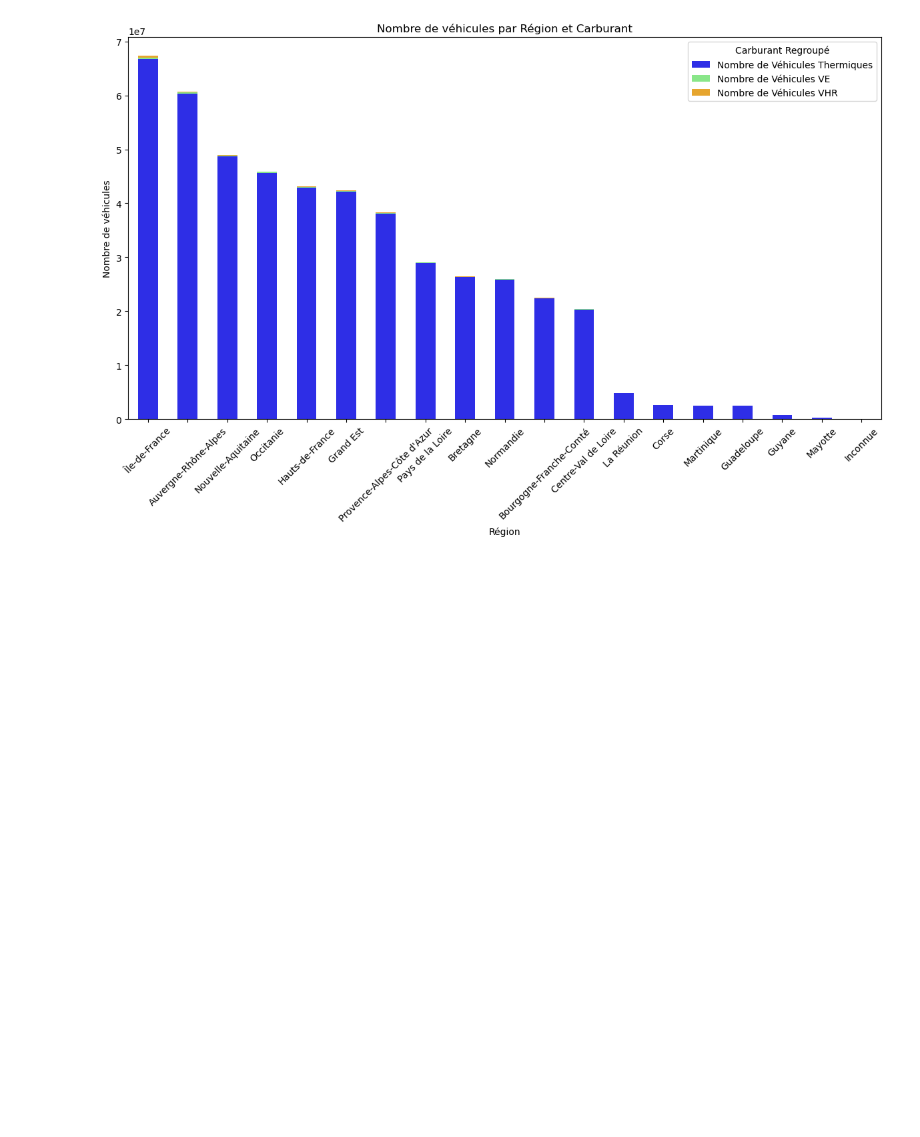
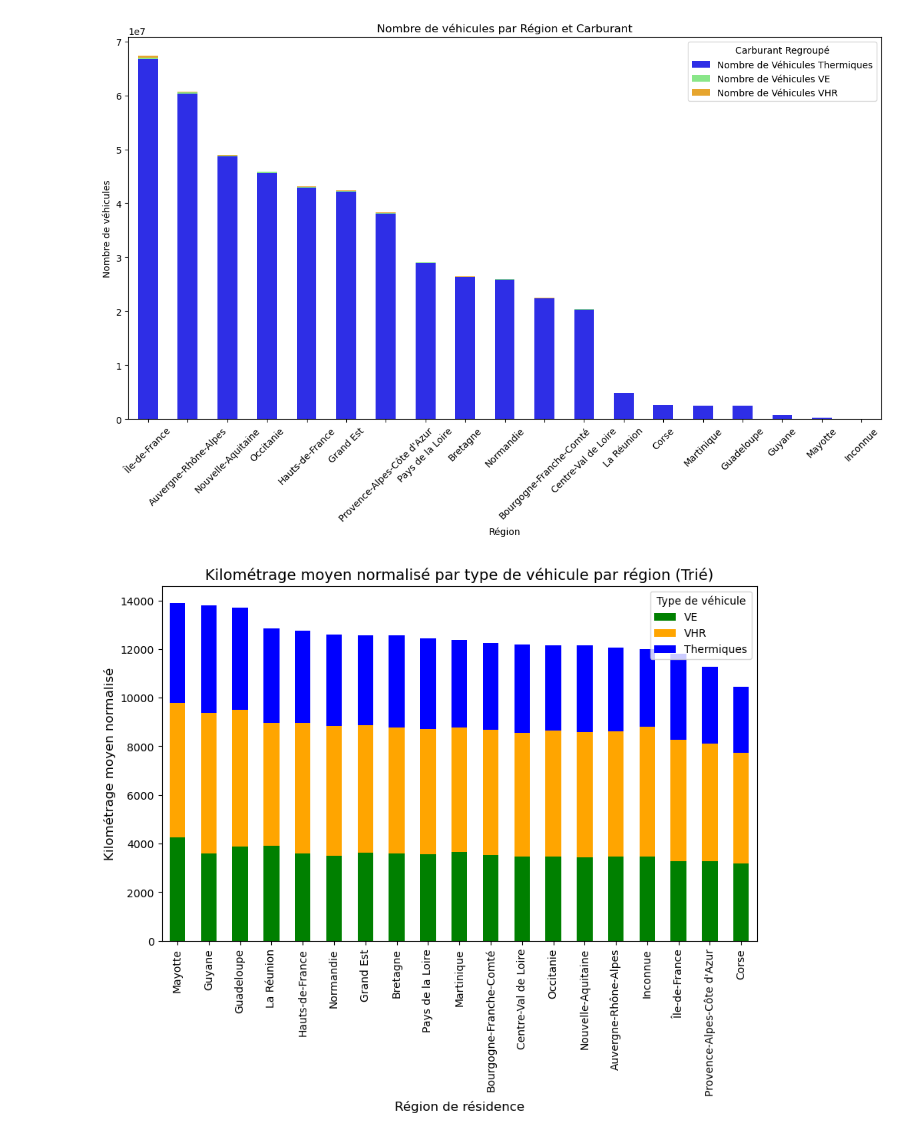
Before and after one commit to HugoMorand/Statapp, a Jupyter notebook: StatDes/plot.ipynb, the cells around one changed output. Cells and saved outputs as stored; diff of their text form; code cells hidden in the pictures; blank space fills up the shorter version.

```diff
--- a/StatDes/plot.ipynb
+++ b/StatDes/plot.ipynb
@@ -762,3 +777,51 @@ plt.tight_layout()
 plt.show()
 # %% [output]
 [figure]
+# %%
+import matplotlib.pyplot as plt
+
+# 1. Calcul du kilométrage moyen total par région
+kilometrage_moyen_total = df_final.groupby('Région de résidence').apply(
+    lambda x: (x['Kilométrage'] * x['Nombre de véhicules']).sum() / x['Nombre de véhicules'].sum()
+)
+
+# 2. Calcul du kilométrage moyen par région et type de véhicule
+kilometrage_moyen_par_vehicule = df_final.groupby(['Région de résidence', 'Type de véhicule']).apply(
+    lambda x: (x['Kilométrage'] * x['Nombre de véhicules']).sum() / x['Nombre de véhicules'].sum()
+).unstack()
+
+# 3. Normaliser les valeurs : pour chaque région, ajuster la somme des segments à la moyenne totale
+for region in kilometrage_moyen_par_vehicule.index:
+    total_region = kilometrage_moyen_total[region]  # Moyenne totale pour cette région
+    region_data = kilometrage_moyen_par_vehicule.loc[region]
+    normalized_data = (region_data / region_data.sum()) * total_region
+    kilometrage_moyen_par_vehicule.loc[region] = normalized_data
+
+# 4. Trier les régions par leur moyenne totale (en ordre décroissant, par exemple)
+sorted_regions = kilometrage_moyen_total.sort_values(ascending=False).index
+
+# Réorganiser les données de kilometrage_moyen_par_vehicule pour suivre l'ordre trié des régions
+kilometrage_moyen_par_vehicule_sorted = kilometrage_moyen_par_vehicule.loc[sorted_regions]
+
+# 5. Spécifier les couleurs dynamiquement en fonction de l'ordre des types de véhicules
+# L'ordre des colonnes peut être dans un autre ordre, donc je définis l'ordre manuellement ici.
+column_order = ['VE', 'VHR', 'Thermiques']  # L'ordre que tu veux pour les couleurs
+
+# Réorganiser les colonnes dans le bon ordre
+kilometrage_moyen_par_vehicule_sorted = kilometrage_moyen_par_vehicule_sorted[column_order]
+
+# Spécifier les couleurs pour chaque type de véhicule
+colors = ['green', 'orange', 'blue']  # VE (vert), VHR (orange), Thermiques (bleu)
+
+# 6. Création de l'histogramme empilé normalisé avec les couleurs spécifiées
+ax = kilometrage_moyen_par_vehicule_sorted.plot(kind='bar', stacked=True, figsize=(10, 6), color=colors)
+
+# 7. Ajouter des titres et des étiquettes
+plt.title('Kilométrage moyen normalisé par type de véhicule par région (Trié)', fontsize=14)
+plt.xlabel('Région de résidence', fontsize=12)
+plt.ylabel('Kilométrage moyen normalisé', fontsize=12)
+
+# 8. Afficher le graphique
+plt.show()
+# %% [output]
+[figure, added]
```
Also changed, not shown: parts of 5 cells of this notebook.
